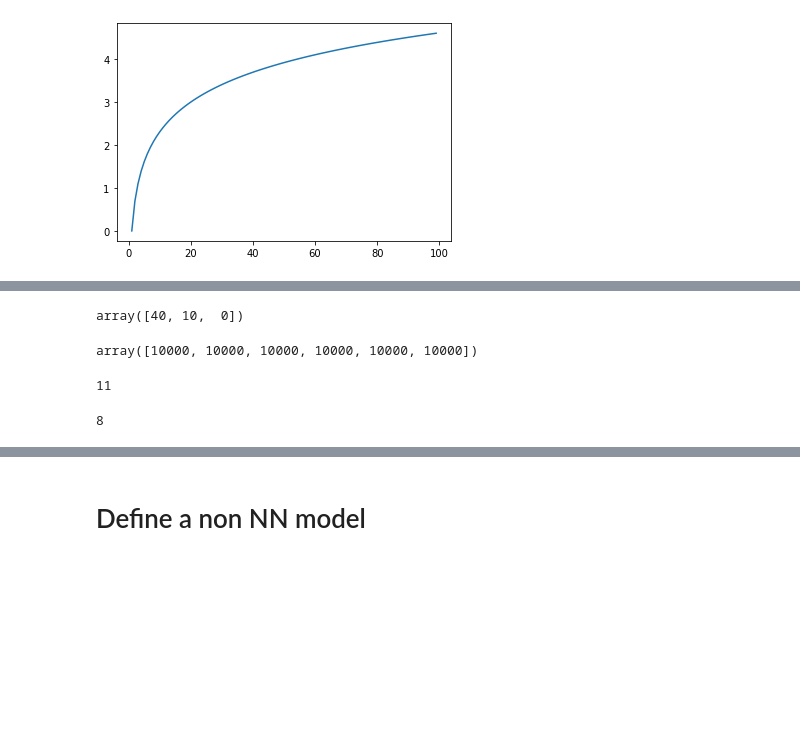
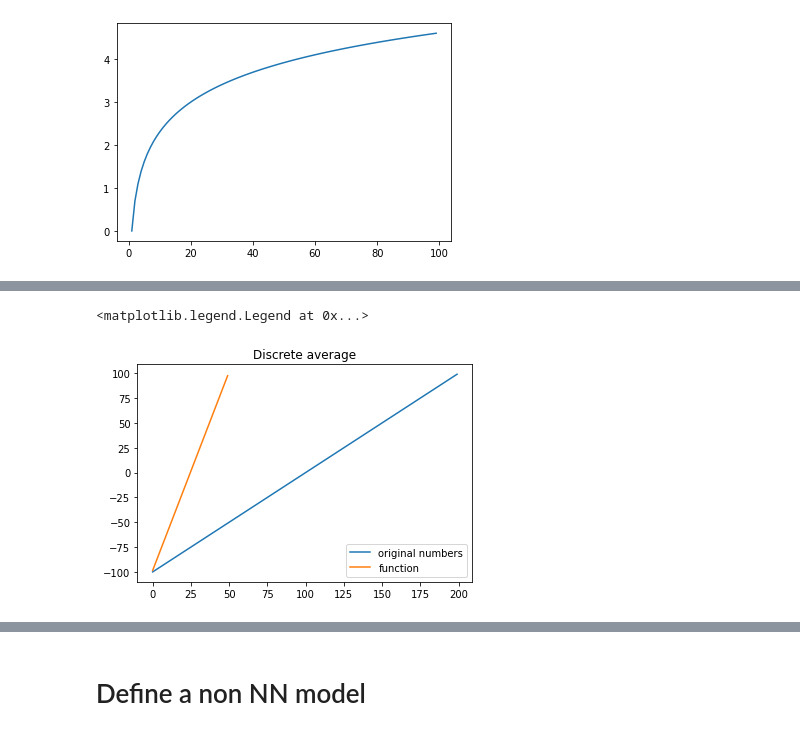
Before and after one commit to jonhilgart22/model-bias-experiments, a Jupyter notebook: notebooks/mnist_model_experiments.ipynb, the cells around one changed output, grey strips where cells are left out. Drawn from its saved outputs; the diff is of its cells as text; code cells hidden in the pictures; blank space fills up the shorter version.

```diff
--- a/notebooks/mnist_model_experiments.ipynb
+++ b/notebooks/mnist_model_experiments.ipynb
@@ -77,2 +77,0 @@ t = np.array([1,2,3,4,5,6])
-# %%
-ids = np.arange(len(t))//4
@@ -83,3 +77,0 @@ array([0, 0, 0, 0, 1, 1])
-# %%
-for i in range(0,len(t),4):
-    print(t[i:i+4])
@@ -182,16 +203,10 @@ custom_math_functions.mf_max_pool([1,2,3,4,3,2,4])
-# %%
-custom_math_functions.mf_sum([10,10,10,10,10,10])  # no overlap in the numbers
-# %% [output]
-array([40, 10,  0])
-# %%
-custom_math_functions.mf_pow([10,10,10,10,10,10])  # no overlap in the numbers
-# %% [output]
-array([10000, 10000, 10000, 10000, 10000, 10000])
-# %%
-len([10,2,3,4,34324,24,234,342,342,43,43])
-# %% [output]
-11
-# %%
-len(custom_math_functions.mf_convolve([10,2,3,4,34324,24,234,342,342,43,43]))
-# %% [output]
-8
+# %%
+TEST_NUMBERS = np.arange(-100, 100)
+# %%
+plt.title('Discrete average')
+plt.plot(TEST_NUMBERS, label='original numbers')
+plt.plot(custom_math_functions.mf_discrete_avg(TEST_NUMBERS), label='function')
+plt.legend()
+# %% [output]
+<matplotlib.legend.Legend at 0x...>
+[figure, added]
```
Also changed, not shown: parts of 84 cells of this notebook, 1 other file.
